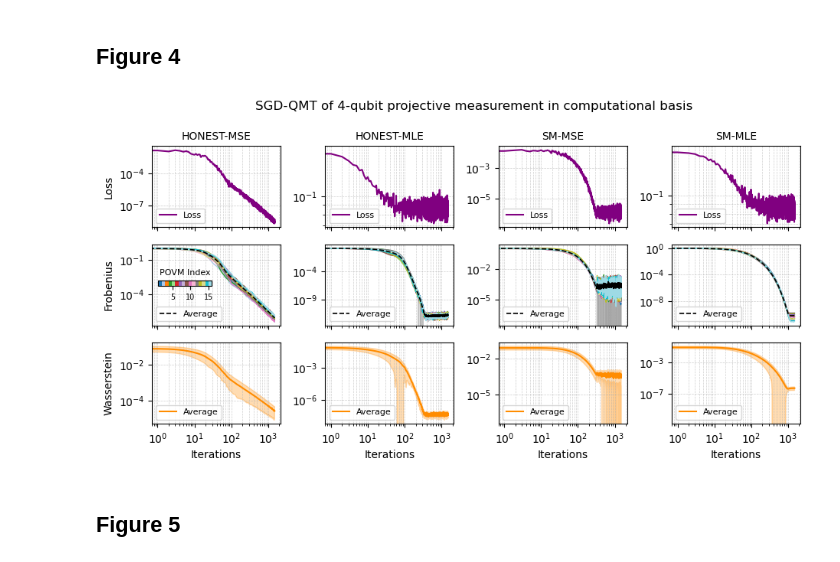
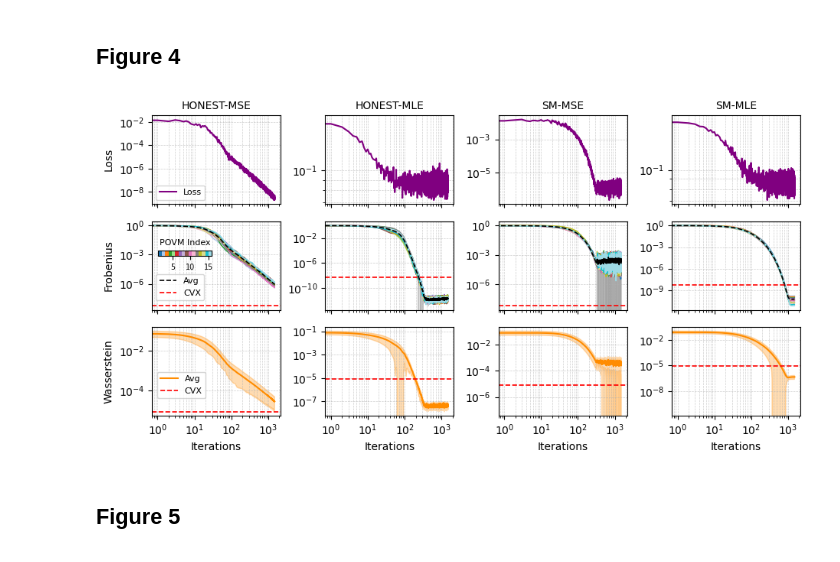
Before and after one commit to agtomo/SGD-QMT, a Jupyter notebook: data_and_paper_plots/PaperPlots.ipynb, the cells around one changed output. Drawn from its saved outputs; the diff is of its cells as text; code cells hidden in the pictures.

```diff
--- a/data_and_paper_plots/PaperPlots.ipynb
+++ b/data_and_paper_plots/PaperPlots.ipynb
@@ -399,16 +455,21 @@ def plot_all_methods(results):
         axs[0, col].set_xscale("log")
         axs[0, col].set_yscale("log")
         axs[0, col].grid(True, which="both", linestyle="--", linewidth=0.5, alpha=0.6)
-        axs[0, col].legend(loc="lower left", fontsize=6.5, frameon=True, prop={"size": 8})
+        # axs[0, col].legend(loc="lower left", fontsize=6.5, frameon=True, prop={"size": 8})
+        if col == 0:
+            axs[0, col].legend(loc="lower left", fontsize=6.5, frameon=True, prop={"size": 8})
 
 
         # ---------------- Frobenius ----------------
         colors = cm.get_cmap("tab20", num_povms)
         for i in range(num_povms):
             axs[1, col].plot(frob_array[:, i], color=colors(i), linewidth=1)
-        axs[1, col].plot(avg_frob, color="black", linewidth=1.2, linestyle="--", label="Average")
+        axs[1, col].plot(avg_frob, color="black", linewidth=1.2, linestyle="--", label="Avg")
         axs[1, col].fill_between(np.arange(num_steps), avg_frob-std_frob, avg_frob+std_frob,
                         color="black", alpha=0.2)
+
+        # --- Add CVX line ---
+        axs[1, col].axhline(5.504678490808601e-09, color="red", linestyle="--", linewidth=1.2, label="CVX")
 
         if col == 0:
             axs[1, col].set_ylabel("Frobenius", fontsize=10)
@@ -418,8 +479,9 @@ def plot_all_methods(results):
         axs[1, col].set_xscale("log")
         axs[1, col].set_yscale("log")
         axs[1, col].grid(True, which="both", linestyle="--", linewidth=0.5, alpha=0.6)
-        axs[1, col].legend(loc="lower left", fontsize=6.5, frameon=True, prop={"size": 8})
-
+        # axs[1, col].legend(loc="lower left", fontsize=6.5, frameon=True, prop={"size": 8})
+        if col == 0:
+            axs[1, col].legend(loc="lower left", bbox_to_anchor=(0.0, 0.06), fontsize=6.5, frameon=True, prop={"size": 8})
 # ---------------- POVM index colorbar (first column only) ----------------
         if col == 0:
             sm = plt.cm.ScalarMappable(cmap=colors, norm=plt.Normalize(vmin=1, vmax=num_povms))
@@ -428,7 +490,7 @@ def plot_all_methods(results):
                 width=0.7,
                 height=0.07,
                 loc='lower left',
-                bbox_to_anchor=(0.01, 0.42),  # adjust placement
+                bbox_to_anchor=(0.01, 0.55),  # adjust placement
                 bbox_transform=axs[1, col].transAxes
             )
             cbar = fig.colorbar(sm, cax=cax, orientation="horizontal")
@@ -437,39 +499,45 @@ def plot_all_methods(results):
             cbar.ax.tick_params(labelsize=7, rotation=0)
             cbar.ax.xaxis.set_label_position("top")
 
         # ---------------- Wasserstein ----------------
-        axs[2, col].plot(wasserstein_array, color="darkorange", label="Average")
+        axs[2, col].plot(wasserstein_array, color="darkorange", label="Avg")
         axs[2, col].fill_between(np.arange(num_steps), wasserstein_array-wasserstein_std, wasserstein_array+wasserstein_std,
                                 color="darkorange", alpha=0.3)
+
+        # --- Add CVX line ---
+        axs[2, col].axhline(8.19441513710828e-06, color="red", linestyle="--", linewidth=1.2, label="CVX")
+
 
         if col > 0:
             axs[2, col].set_ylabel("")
         else:
             axs[2, col].set_ylabel("Wasserstein", fontsize=10)
 
         axs[2, col].set_xlabel("Iterations", fontsize=10)
         axs[2, col].set_xscale("log")
         axs[2, col].set_yscale("log")
         axs[2, col].grid(True, which="both", linestyle="--", linewidth=0.5, alpha=0.6)
-        axs[2, col].legend(loc="lower left", fontsize=6.5, frameon=True, prop={"size": 8})
+        # axs[2, col].legend(loc="lower left", fontsize=6.5, frameon=True, prop={"size": 8})
+        if col == 0:
+            axs[2, col].legend(loc="lower left", bbox_to_anchor=(0.01, 0.15), fontsize=6.5, frameon=True, prop={"size": 8})
 
 
-    # Figure-level title
-    fig.suptitle("SGD-QMT of 4-qubit projective measurement in computational basis", fontsize=12, x=0.53, y=0.99)
+    # # Figure-level title
+    # fig.suptitle("SGD-QMT of 4-qubit projective measurement in computational basis", fontsize=12, x=0.53, y=0.99)
 
     plt.tight_layout()
-    # plt.savefig('iteration-analysis-computational-4qubit.pdf', format='pdf', dpi=4000, bbox_inches='tight', pad_inches=0.01)
+    plt.savefig('iteration-analysis-computational-4qubit.pdf', format='pdf', dpi=4000, bbox_inches='tight', pad_inches=0.01)
     plt.show()
 
 # # ============================================
 # # Example usage
 # # ============================================
 
 # Later: load and plot
 loaded_results = load_results_npz("iteration_analysis.npz")
 plot_all_methods(loaded_results)
 # %% [output]
-[figure, old version]
+[figure, new version]
 # %% [markdown]
 ## Figure 5
 # %%
```
Also changed, not shown: parts of 8 cells of this notebook.
